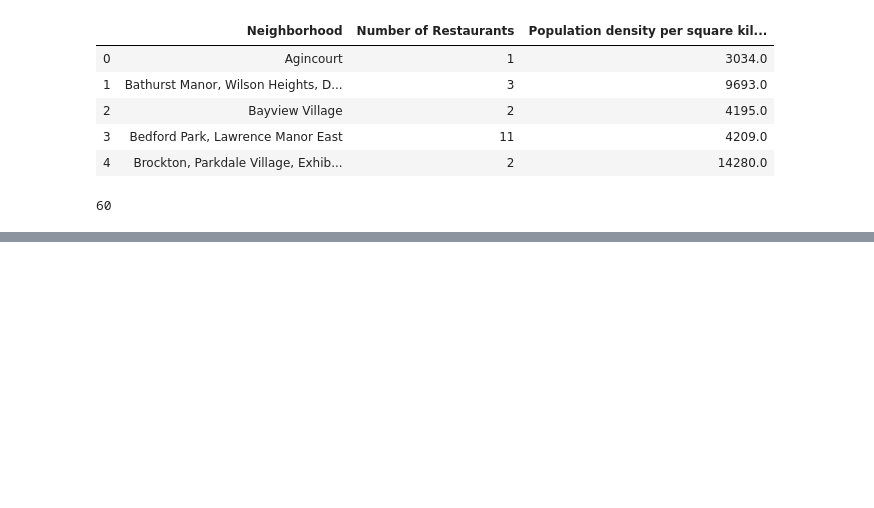
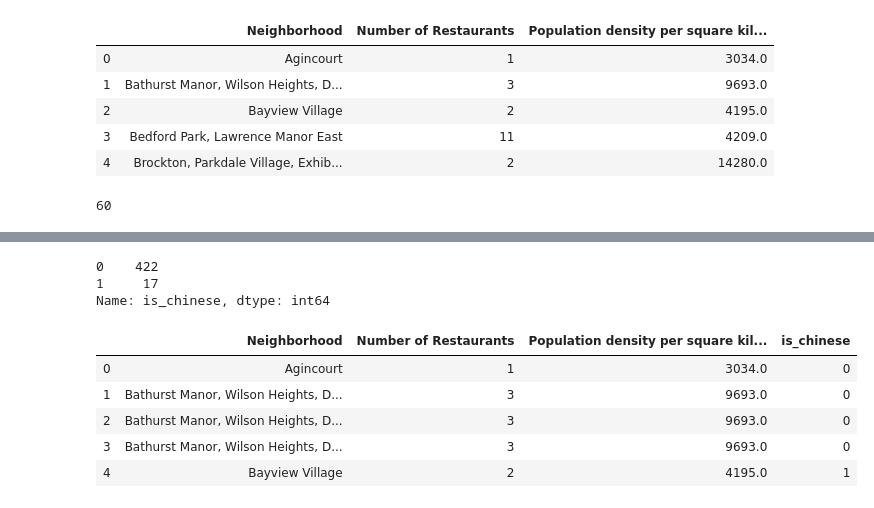
Before and after one commit to Roland-coder/Coursera_Capstone, a Jupyter notebook: Neba Roland Capstone.ipynb, the cells around one changed output, grey strips where cells are left out. Cells and saved outputs as stored; diff of their text form; code cells hidden in the pictures; blank space fills up the shorter version.

```diff
--- a/Neba Roland Capstone.ipynb
+++ b/Neba Roland Capstone.ipynb
@@ -415,3 +415,7 @@ filtered_df.head()
 filtered_df.shape[0]
 # %% [output]
 60
+# %%
+df['is_chinese'] = df['Venue Category']
+# %%
+df = df.drop(columns=['is_chinese'])
@@ -417,0 +445,3 @@ filtered_df.shape[0]
+# %%
+
+df['is_chinese'] = [1 if i == 'Chinese Restaurant' else 0 for i in df['Venue Category']]
@@ -417,0 +457,19 @@ filtered_df.shape[0]
+# %%
+reschin = df[['Neighborhood', 'is_chinese']]
+
+dffchin = pd.merge(filtered_df, reschin, on = 'Neighborhood')
+# %%
+dffchin['is_chinese'].value_counts()
+# %% [output]
+0    422
+1     17
+Name: is_chinese, dtype: int64
+# %%
+dffchin.head()
+# %% [output]
+|  | Neighborhood | Number of Restaurants | Population density per square kil... | is_chinese |
+| 0 | Agincourt | 1 | 3034.0 | 0 |
+| 1 | Bathurst Manor, Wilson Heights, D... | 3 | 9693.0 | 0 |
+| 2 | Bathurst Manor, Wilson Heights, D... | 3 | 9693.0 | 0 |
+| 3 | Bathurst Manor, Wilson Heights, D... | 3 | 9693.0 | 0 |
+| 4 | Bayview Village | 2 | 4195.0 | 1 |
```
Also changed, not shown: parts of 2 cells of this notebook.
